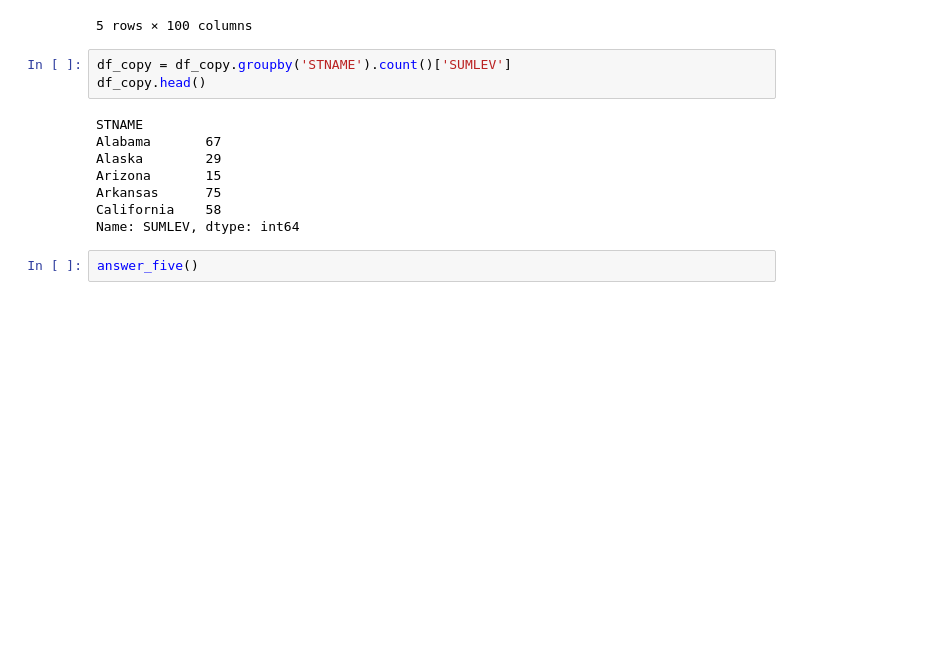
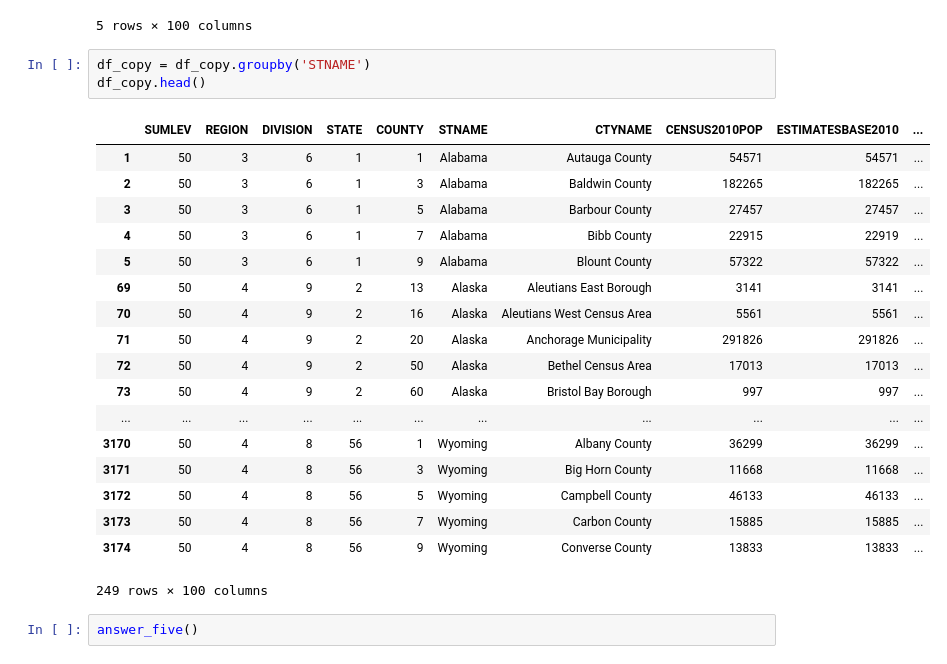
Before and after one commit to birdbird1117/IntroductionToDataScienceInPython, a Jupyter notebook: course1_downloads/Assignment 2.ipynb, the cells around one changed output. Drawn from its saved outputs; the diff is of its cells as text; blank space fills up the shorter version.

```diff
--- a/course1_downloads/Assignment 2.ipynb
+++ b/course1_downloads/Assignment 2.ipynb
@@ -189,16 +189,27 @@ df_copy.head()
 | 5 | 50 | 3 | 6 | 1 | 9 | Alabama | Blount County | 57322 | 57322 | ... |
 5 rows × 100 columns
 # %%
-df_copy = df_copy.groupby('STNAME').count()['SUMLEV']
+df_copy = df_copy.groupby('STNAME')
 df_copy.head()
 # %% [output]
+|  | SUMLEV | REGION | DIVISION | STATE | COUNTY | STNAME | CTYNAME | CENSUS2010POP | ESTIMATESBASE2010 | ... |
+| 1 | 50 | 3 | 6 | 1 | 1 | Alabama | Autauga County | 54571 | 54571 | ... |
+| 2 | 50 | 3 | 6 | 1 | 3 | Alabama | Baldwin County | 182265 | 182265 | ... |
+| 3 | 50 | 3 | 6 | 1 | 5 | Alabama | Barbour County | 27457 | 27457 | ... |
+| 4 | 50 | 3 | 6 | 1 | 7 | Alabama | Bibb County | 22915 | 22919 | ... |
+| 5 | 50 | 3 | 6 | 1 | 9 | Alabama | Blount County | 57322 | 57322 | ... |
+| 69 | 50 | 4 | 9 | 2 | 13 | Alaska | Aleutians East Borough | 3141 | 3141 | ... |
+| 70 | 50 | 4 | 9 | 2 | 16 | Alaska | Aleutians West Census Area | 5561 | 5561 | ... |
+| 71 | 50 | 4 | 9 | 2 | 20 | Alaska | Anchorage Municipality | 291826 | 291826 | ... |
+| 72 | 50 | 4 | 9 | 2 | 50 | Alaska | Bethel Census Area | 17013 | 17013 | ... |
+| 73 | 50 | 4 | 9 | 2 | 60 | Alaska | Bristol Bay Borough | 997 | 997 | ... |
+| ... | ... | ... | ... | ... | ... | ... | ... | ... | ... | ... |
+| 3170 | 50 | 4 | 8 | 56 | 1 | Wyoming | Albany County | 36299 | 36299 | ... |
+| 3171 | 50 | 4 | 8 | 56 | 3 | Wyoming | Big Horn County | 11668 | 11668 | ... |
+| 3172 | 50 | 4 | 8 | 56 | 5 | Wyoming | Campbell County | 46133 | 46133 | ... |
+| 3173 | 50 | 4 | 8 | 56 | 7 | Wyoming | Carbon County | 15885 | 15885 | ... |
+| 3174 | 50 | 4 | 8 | 56 | 9 | Wyoming | Converse County | 13833 | 13833 | ... |
-STNAME
-Alabama       67
-Alaska        29
-Arizona       15
-Arkansas      75
-California    58
-Name: SUMLEV, dtype: int64
+249 rows × 100 columns
 # %%
 answer_five()
 # %% [output]
```
Also changed, not shown: parts of 13 cells of this notebook.
